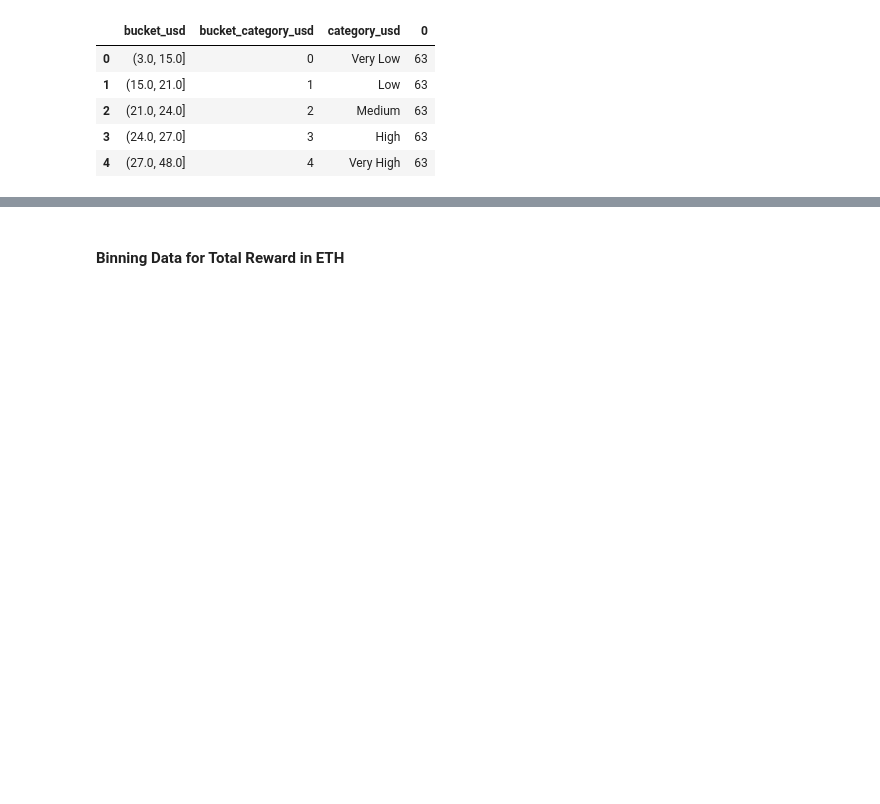
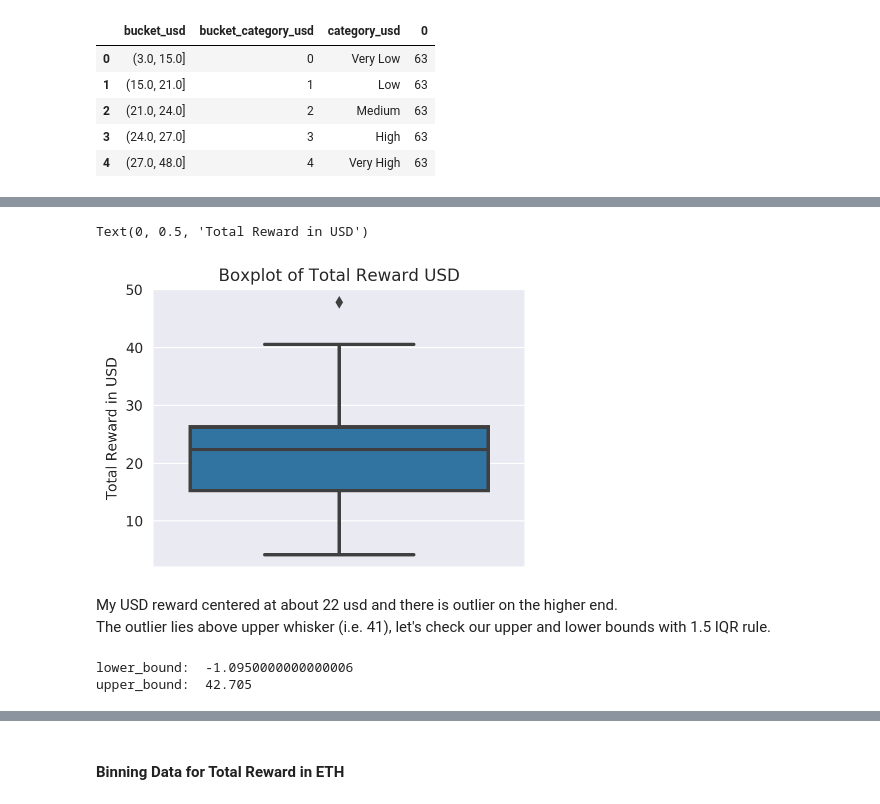
Before and after one commit to luckyp71/eth_mining_reward_rtx3090s, a Jupyter notebook: eth_mining_reward_rtx3090s.ipynb, the cells around one changed output, grey strips where cells are left out. Cells and saved outputs as stored; diff of their text form; code cells hidden in the pictures; blank space fills up the shorter version.

```diff
--- a/eth_mining_reward_rtx3090s.ipynb
+++ b/eth_mining_reward_rtx3090s.ipynb
@@ -152,0 +166,25 @@ df[['bucket_usd','bucket_category_usd','category_usd']].value_counts().reset_ind
+# %%
+ax = sns.boxplot(y='total_reward_usd', data=df, linewidth=2.5)
+ax.set_title('Boxplot of Total Reward USD')
+ax.set_ylabel('Total Reward in USD')
+# %% [output]
+Text(0, 0.5, 'Total Reward in USD')
+[figure, added]
+# %% [markdown]
+My USD reward centered at about 22 usd and there is outlier on the higher end.<br/>
+The outlier lies above upper whisker (i.e. 41), let's check our upper and lower bounds with 1.5 IQR rule.
+# %%
+#25th percentile or 1st quartile
+first_q = df['total_reward_usd'].quantile(.25)
+#75th percentile or 3rd quartile
+third_q = df['total_reward_usd'].quantile(.75)
+#Interquartile range
+iqr = third_q - first_q
+
+upper_bound = third_q + (1.5*iqr)
+lower_bound = first_q - (1.5*iqr)
+
+print('lower_bound: ',lower_bound,'\nupper_bound: ',upper_bound)
+# %% [output]
+lower_bound:  -1.0950000000000006
+upper_bound:  42.705
```
Also changed, not shown: parts of 3 cells of this notebook.
